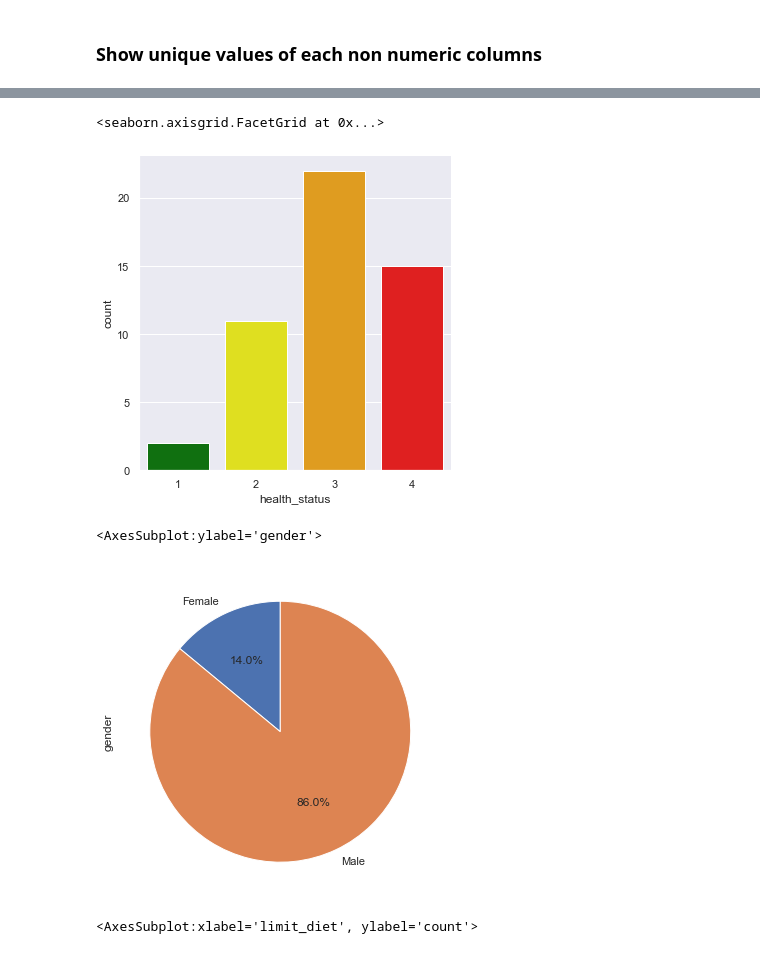
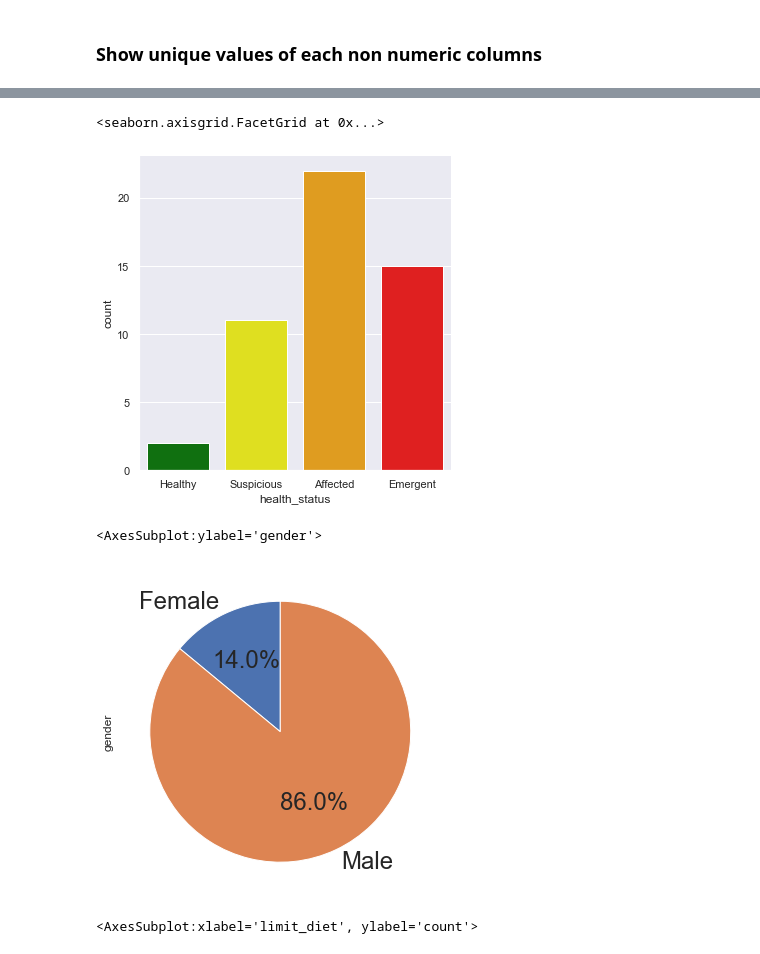
Before and after one commit to Rafeen/ML, a Jupyter notebook: PHC/data_documentation.ipynb, the cells around one changed output, grey strips where cells are left out. Saved outputs shown, nothing was run; the diff lists cells and outputs as text; code cells hidden in the pictures.

Commit message:
added code for data description

```diff
--- a/PHC/data_documentation.ipynb
+++ b/PHC/data_documentation.ipynb
@@ -109,15 +128,16 @@ array(['2. Rarely (1-5 days per month)',
 # %%
 # Health status count for each type
-sns.catplot(x='health_status', data=df, kind = 'count', palette={1:"green", 2:"yellow", 3:'orange', 4:'red'})
+legend_labels  = ['Healthy', 'Suspicious', 'Affected', 'Emergent']
+sns.catplot(x='health_status', data=df, kind = 'count', palette={1:"green", 2:"yellow", 3:'orange', 4:'red'}, legend=True).set_xticklabels(legend_labels)
 # %% [output]
 <seaborn.axisgrid.FacetGrid at 0x...>
-[figure, old version]
+[figure, new version]
 # %%
 # gender count for each type
-df.groupby("gender")["gender"].count().plot.pie(figsize=(6,6), autopct='%1.1f%%', startangle=90)
+df.groupby("gender")["gender"].count().plot.pie(figsize=(6,6), autopct='%1.1f%%', startangle=90, fontsize=24)
 # %% [output]
 <AxesSubplot:ylabel='gender'>
-[figure, old version]
+[figure, new version]
 # %%
 # limit_diet count for each type
 sns.countplot(x='limit_diet', data=df)
```
Also changed, not shown: parts of 5 cells of this notebook, 2 other files.
